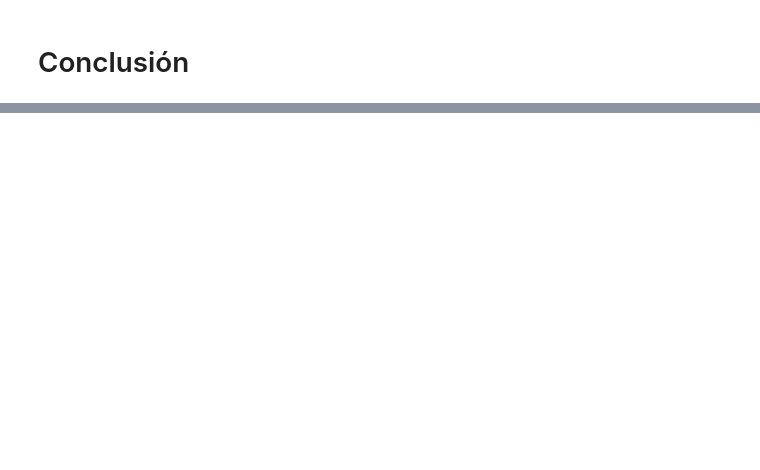
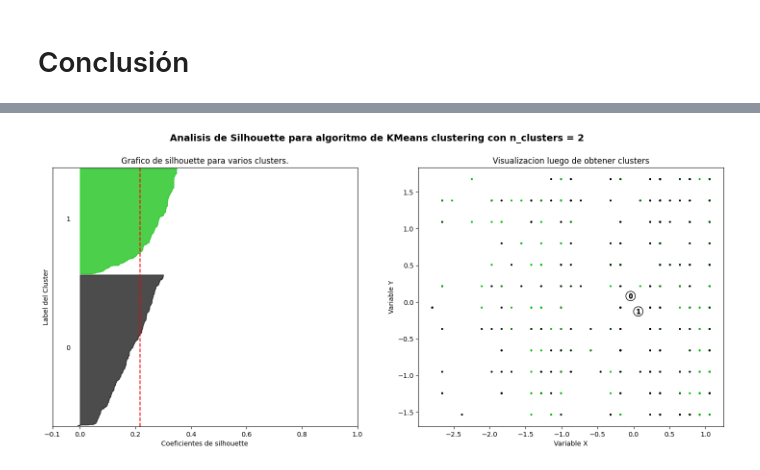
Before and after one commit to raulanegro/Chouse, a Jupyter notebook: Notebook_Final_Raul_Negro_version3_2.ipynb, the cells around one changed output, grey strips where cells are left out. Drawn from its saved outputs; the diff is of its cells as text; code cells hidden in the pictures; blank space fills up the shorter version.

```diff
--- a/Notebook_Final_Raul_Negro_version3_2.ipynb
+++ b/Notebook_Final_Raul_Negro_version3_2.ipynb
@@ -1200,0 +1230,5 @@ R-squared: 0.9538899388410113
+# %%
+#Vamos a desconsiderar las columnas que no tienen correlacion
+df_nuevo_3 = df_nuevo_1[['Absenteeism time in hours', 'Reason for absence', 'Month of absence', 'Transportation expense', 'Age', 'Son', 'Social drinker']]
+
+df_nuevo_3.shape
@@ -1200,0 +1287,83 @@ R-squared: 0.9538899388410113
+# %%
+from sklearn.cluster import KMeans
+from sklearn.metrics import silhouette_score, silhouette_samples
+from sklearn.preprocessing import StandardScaler
+import matplotlib.pyplot as plt
+import numpy as np
+import seaborn as sns
+import matplotlib.cm as cm
+
+# Crear las variables X_data_3 e Y_data_3
+X_data_3 = df_nuevo_3.drop('Absenteeism time in hours', axis=1)
+Y_data_3 = df_nuevo_3['Absenteeism time in hours']
+
+# Normalizar los datos
+scaler = StandardScaler()
+X_normalized = scaler.fit_transform(X_data_3)
+
+# Usar X_normalized en lugar de X
+X = X_normalized
+
+for n_clusters in range(2, 10):
+    # Crear un subplot de 1 fila y 2 columnas
+    fig, (ax1, ax2) = plt.subplots(1, 2)
+    fig.set_size_inches(18, 7)
+    # El 1 subplot es para el score de silhouette
+    # El rango del Ind. silhouette es [-1, 1]
+    ax1.set_xlim([-0.1, 1]) # para nuestro caso lo voy a dejar en este rango
+    # El (n_clusters+1)*10 es para insertar un espacio en blanco entre la silueta
+    # y el grafico de la nube de puntos
+    ax1.set_ylim([0, len(X) + (n_clusters + 1) * 10])
+    # Iniciamos el proceso de ajuste a los datos
+    clusterer = KMeans(n_clusters=n_clusters, max_iter=500, random_state=10)
+    cluster_labels = clusterer.fit_predict(X)
+    # El score de silhouette_score da el promedio de todos los valores
+    silhouette_avg = silhouette_score(X, cluster_labels)
+    print("Para n_clusters =", n_clusters,
+          "El promedio del score de silhouette es: ", silhouette_avg)
+    # Calcular el score de silhouette para cada muestra
+    sample_silhouette_values = silhouette_samples(X, cluster_labels)
+    y_lower = 10
+    for i in range(n_clusters):
+        # Agregar los scores de silhouette para las muestras pertenecientes al cluster i y ordenarlos
+        ith_cluster_silhouette_values = sample_silhouette_values[cluster_labels == i]
+        ith_cluster_silhouette_values.sort() # Ordenar
+        size_cluster_i = ith_cluster_silhouette_values.shape[0] # Tamaño de clusters
+        y_upper = y_lower + size_cluster_i
+        color = cm.nipy_spectral(float(i) / n_clusters) # Definir paleta de colores
+        ax1.fill_betweenx(np.arange(y_lower, y_upper),
+                          0, ith_cluster_silhouette_values,
+                          facecolor=color, edgecolor=color, alpha=0.7)
+        # Etiquetar las graficas de silhouette con sus miembros de cluster en el medio
+        ax1.text(-0.05, y_lower + 0.5 * size_cluster_i, str(i))
+        # Calcular el nuevo y_lower para la proxima grafica
+        y_lower = y_upper + 10
+    ax1.set_title("Grafico de silhouette para varios clusters.")
+    ax1.set_xlabel("Coeficientes de silhouette")
+    ax1.set_ylabel("Label del Cluster")
+    # La linea vertical para el promedio del score de silhouette de todos los valores
+    ax1.axvline(x=silhouette_avg, color="red", linestyle="--")
+    ax1.set_yticks([])  # Quitar labels en y
+    ax1.set_xticks([-0.1, 0, 0.2, 0.4, 0.6, 0.8, 1]) # definir ticks para comparacion
+
+    # 2 grafica mostrando los clusters formados
+    colors = cm.nipy_spectral(cluster_labels.astype(float) / n_clusters) # definir colores
+    ax2.scatter(X[:, 0], X[:, 1], marker='.', s=30, lw=0, alpha=0.7,c=colors, edgecolor='k') # scatterplot
+    # Etiquetar a los clusters
+    centers = clusterer.cluster_centers_
+    # Dibujar en color blanco los centroides de los clusters
+    ax2.scatter(centers[:, 0], centers[:, 1], marker='o',c="white", alpha=1, s=200, edgecolor='k')
+    # Enumerar los centroides
+    for i, c in enumerate(centers):
+        ax2.scatter(c[0], c[1], marker='$%d$' % i, alpha=1,s=50, edgecolor='k')
+
+    ax2.set_title("Visualizacion luego de obtener clusters")
+    ax2.set_xlabel("Variable X")
+    ax2.set_ylabel("Variable Y")
+
+    plt.suptitle(("Analisis de Silhouette para algoritmo de KMeans clustering "
+                  "con n_clusters = %d" % n_clusters),
+                 fontsize=14, fontweight='bold')
+
+plt.show()
+# %% [output]
@@ -1200,0 +1378 @@ R-squared: 0.9538899388410113
+[figure, added]
```
Also changed, not shown: parts of 45 cells of this notebook.
